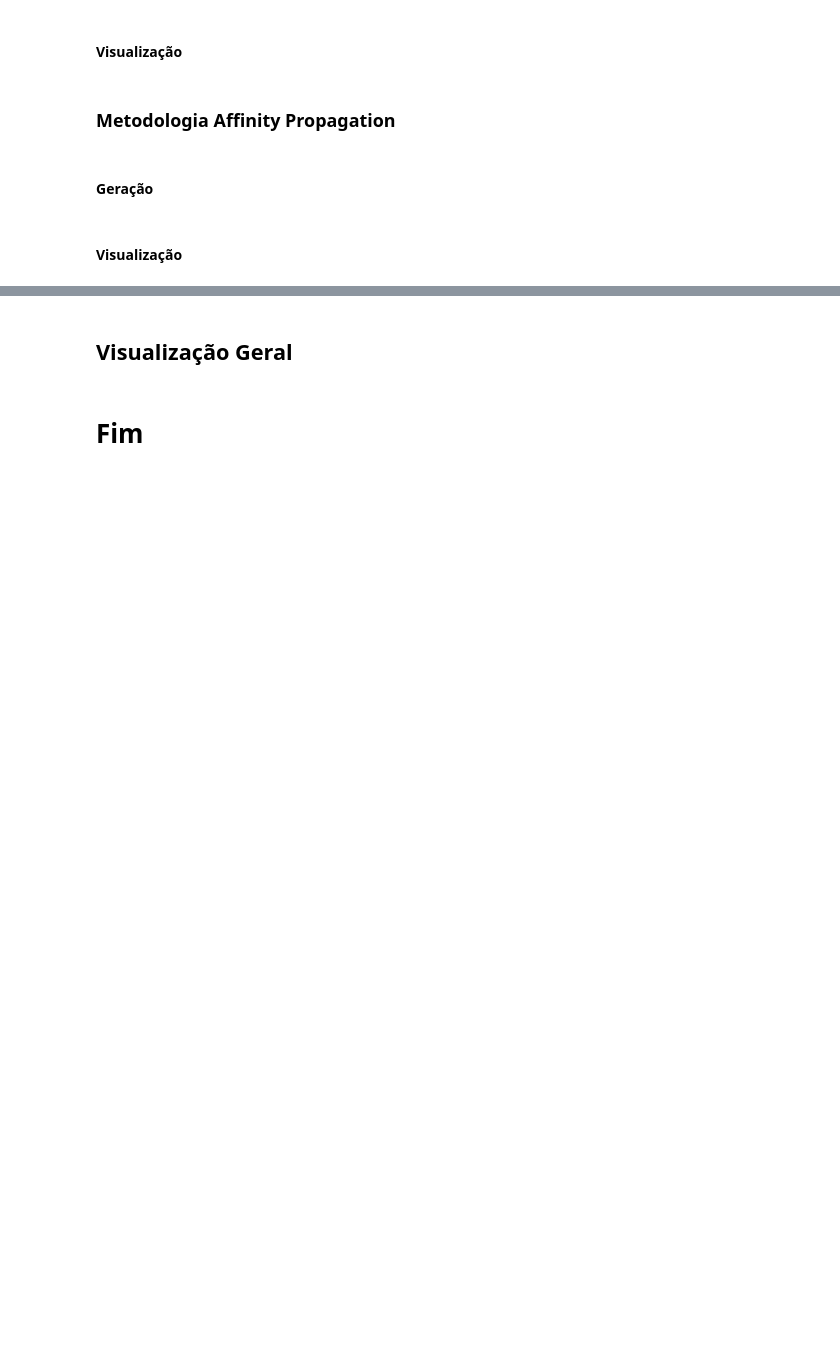
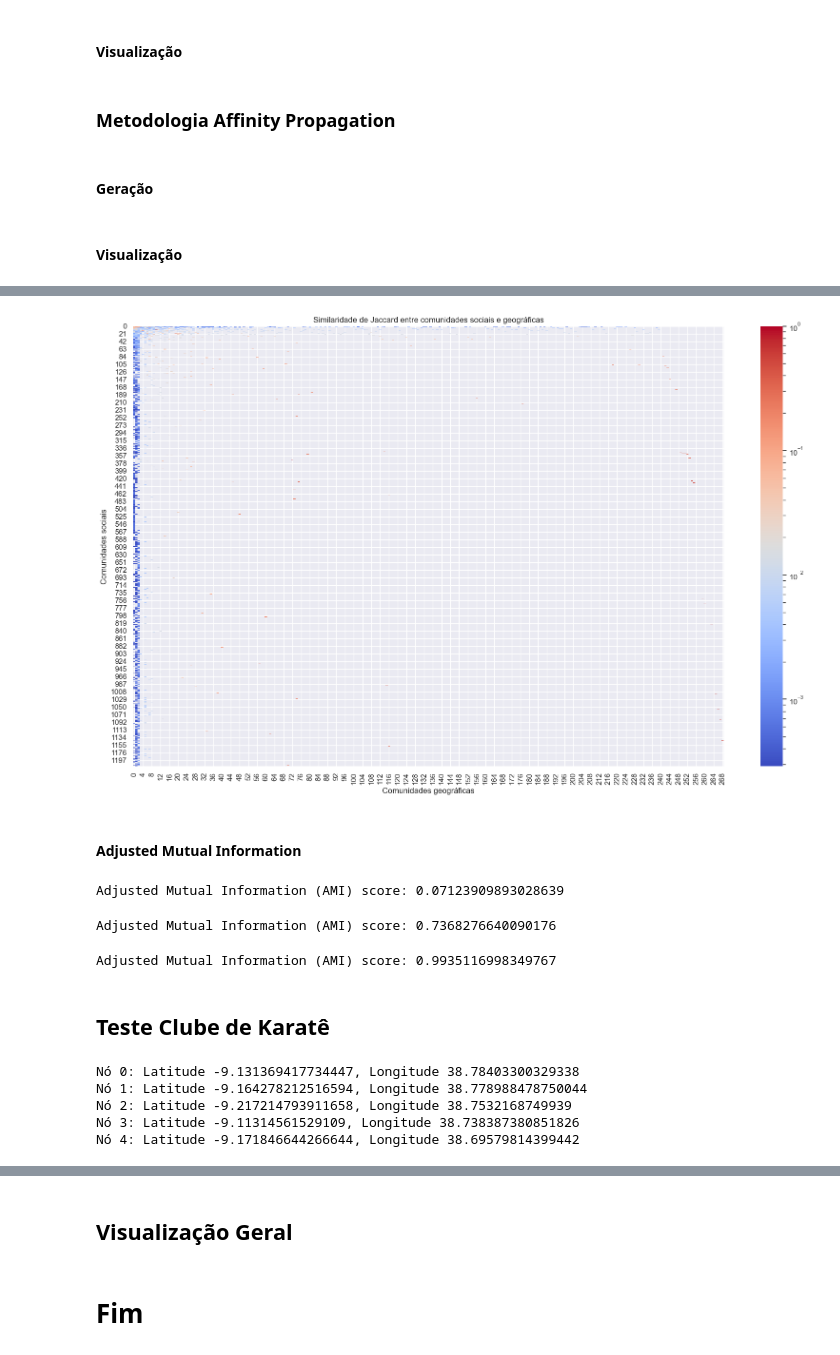
Before and after one commit to lealeric/Codigo_TCC, a Jupyter notebook: TCC_ERIC.ipynb, the cells around one changed output, grey strips where cells are left out. Saved outputs shown, nothing was run; the diff lists cells and outputs as text; code cells hidden in the pictures; blank space fills up the shorter version.

```diff
--- a/TCC_ERIC.ipynb
+++ b/TCC_ERIC.ipynb
@@ -1812,0 +2066,12 @@ sorted_estatisticas_aglomerado = {i: estatisticas_aglomerado[i] for i in myKeys}
+# %%
+# jaccard matrix heatmap using log scale
+plt.figure(figsize=(20, 12))
+sns.heatmap(jaccard_matrix, cmap='coolwarm', norm=LogNorm())
+plt.xlabel('Comunidades geográficas')
+plt.ylabel('Comunidades sociais')
+plt.title('Similaridade de Jaccard entre comunidades sociais e geográficas')
+plt.show()
+# %% [output]
+[figure, added]
+# %% [markdown]
+#### Adjusted Mutual Information
@@ -1812,0 +2080,56 @@ sorted_estatisticas_aglomerado = {i: estatisticas_aglomerado[i] for i in myKeys}
+# %%
+labels_true = assign_labels(comunidades_social, all_elements)
+labels_pred = assign_labels(comunidades_geo, all_elements)
+
+ami_score = ami(labels_true, labels_pred)
+
+print(f"Adjusted Mutual Information (AMI) score: {ami_score}")
+# %% [output]
+Adjusted Mutual Information (AMI) score: 0.07123909893028639
+# %%
+all_elements_1 = set().union(*comunidades_social).union(*comunidades_social_05)
+
+labels_true_1 = assign_labels(comunidades_social, all_elements_1)
+labels_pred_1 = assign_labels(comunidades_social_05, all_elements_1)
+
+ami_score = ami(labels_true_1, labels_pred_1)
+
+print(f"Adjusted Mutual Information (AMI) score: {ami_score}")
+# %% [output]
+Adjusted Mutual Information (AMI) score: 0.7368276640090176
+# %%
+all_elements_2 = set().union(*comunidades_social).union(*comunidades_social_099)
+
+labels_true_2 = assign_labels(comunidades_social, all_elements_2)
+labels_pred_2 = assign_labels(comunidades_social_099, all_elements_2)
+
+ami_score = ami(labels_true_2, labels_pred_2)
+
+print(f"Adjusted Mutual Information (AMI) score: {ami_score}")
+# %% [output]
+Adjusted Mutual Information (AMI) score: 0.9935116998349767
+# %% [markdown]
+## Teste Clube de Karatê
+# %%
+# Criar a rede do clube de karatê
+G = nx.karate_club_graph()
+
+# Gerar coordenadas fictícias
+num_nodes = G.number_of_nodes()
+latitudes = np.random.uniform(-9.2298402786254883, -9.0905752182006836, num_nodes)
+longitudes = np.random.uniform(38.6914024353029617, 38.7958564758300781, num_nodes)
+
+# Atribuir coordenadas como atributos dos nós
+for i, node in enumerate(G.nodes):
+    G.nodes[node]['latitude'] = latitudes[i]
+    G.nodes[node]['longitude'] = longitudes[i]
+
+# Exibir algumas coordenadas
+for node in list(G.nodes)[:5]:
+    print(f"Nó {node}: Latitude {G.nodes[node]['latitude']}, Longitude {G.nodes[node]['longitude']}")
+# %% [output]
+Nó 0: Latitude -9.131369417734447, Longitude 38.78403300329338
+Nó 1: Latitude -9.164278212516594, Longitude 38.778988478750044
+Nó 2: Latitude -9.217214793911658, Longitude 38.7532168749939
+Nó 3: Latitude -9.11314561529109, Longitude 38.738387380851826
+Nó 4: Latitude -9.171846644266644, Longitude 38.69579814399442
```
Also changed, not shown: parts of 100 cells of this notebook, 25 other files.
